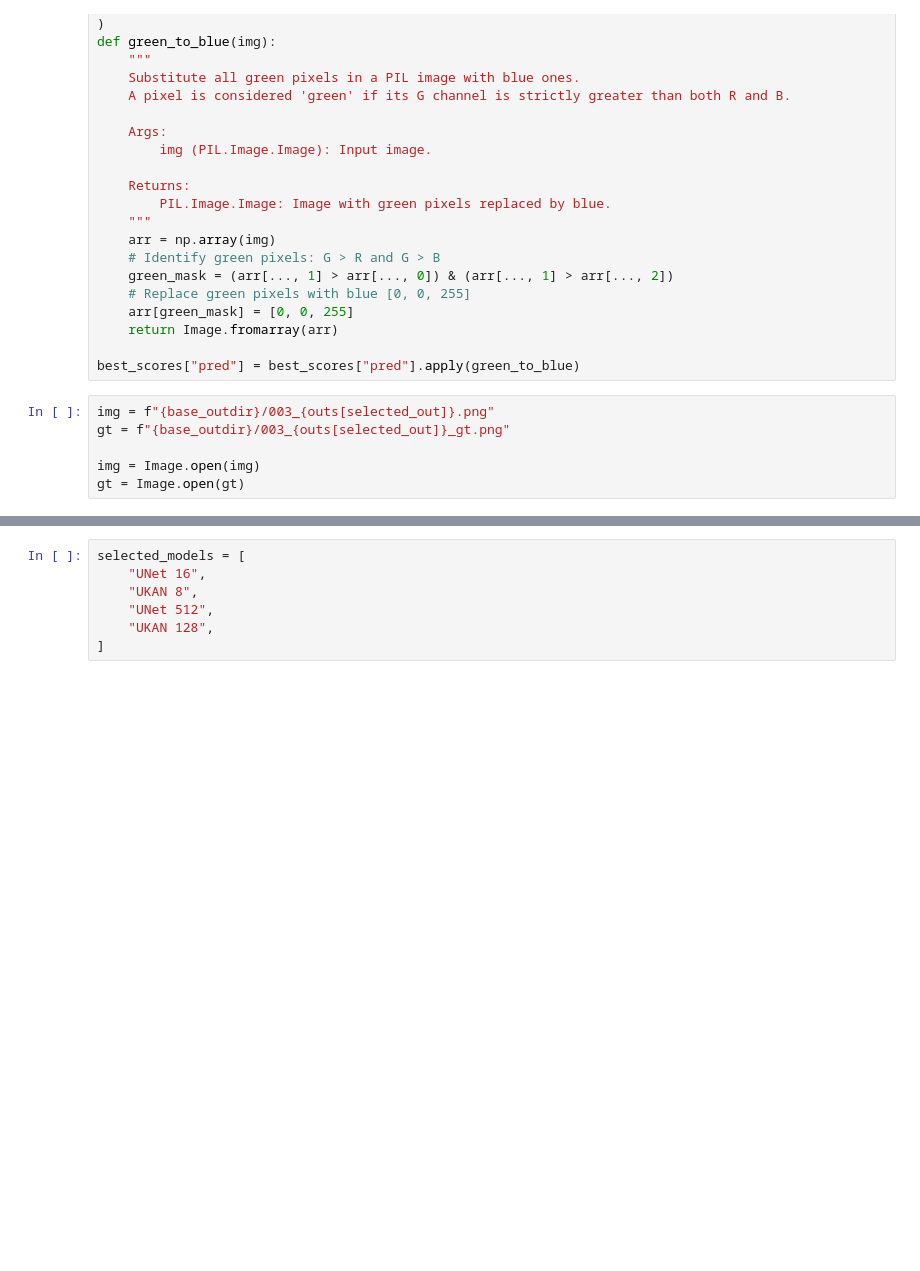
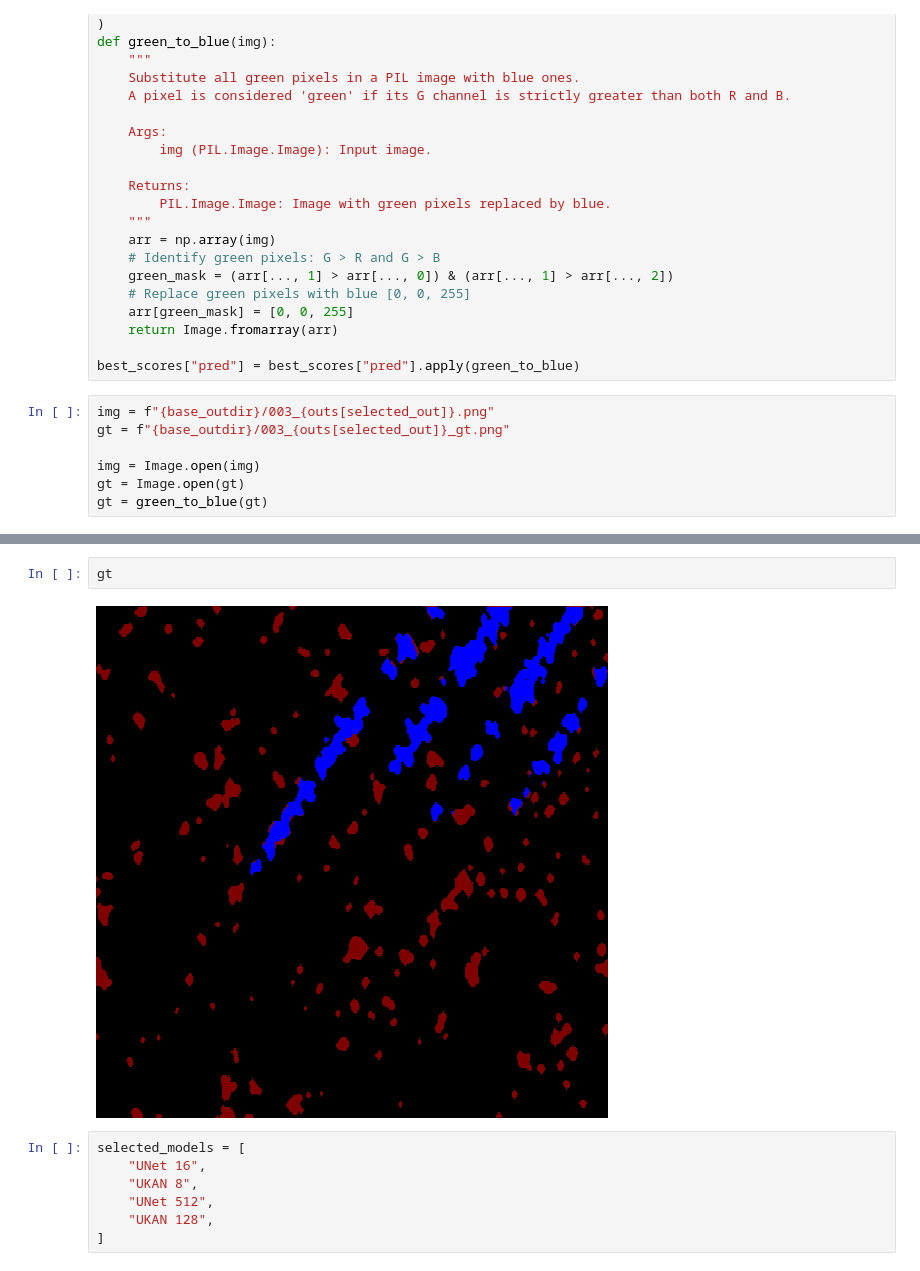
Before and after one commit to pasqualedem/UKANWeed, a Jupyter notebook: exp.ipynb, the cells around one changed output, grey strips where cells are left out. Cells and saved outputs as stored; diff of their text form; blank space fills up the shorter version.

```diff
--- a/exp.ipynb
+++ b/exp.ipynb
@@ -153,3 +153,4 @@ gt = f"{base_outdir}/003_{outs[selected_out]}_gt.png"
 
 img = Image.open(img)
 gt = Image.open(gt)
+gt = green_to_blue(gt)
@@ -156,3 +161,7 @@ gt = Image.open(gt)
+# %%
+gt
+# %% [output]
+[figure, added]
 # %%
 selected_models = [
     "UNet 16",
```
Also changed, not shown: parts of 4 cells of this notebook, 1 other file.
